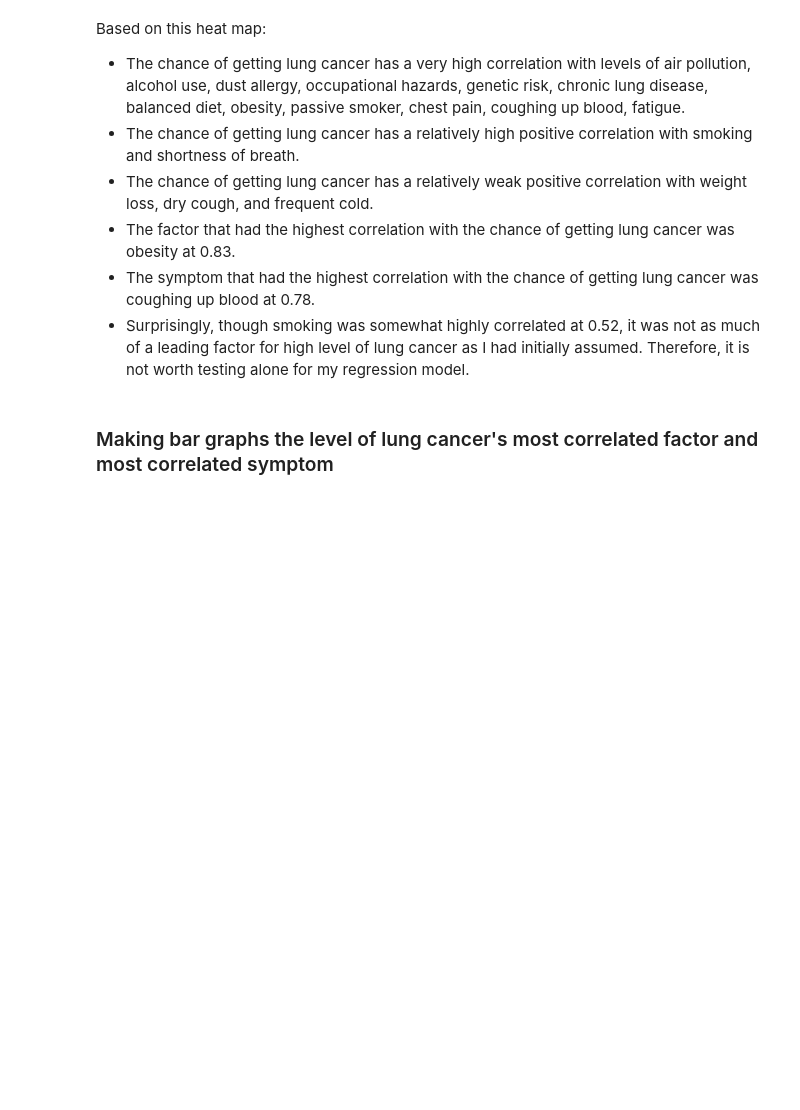
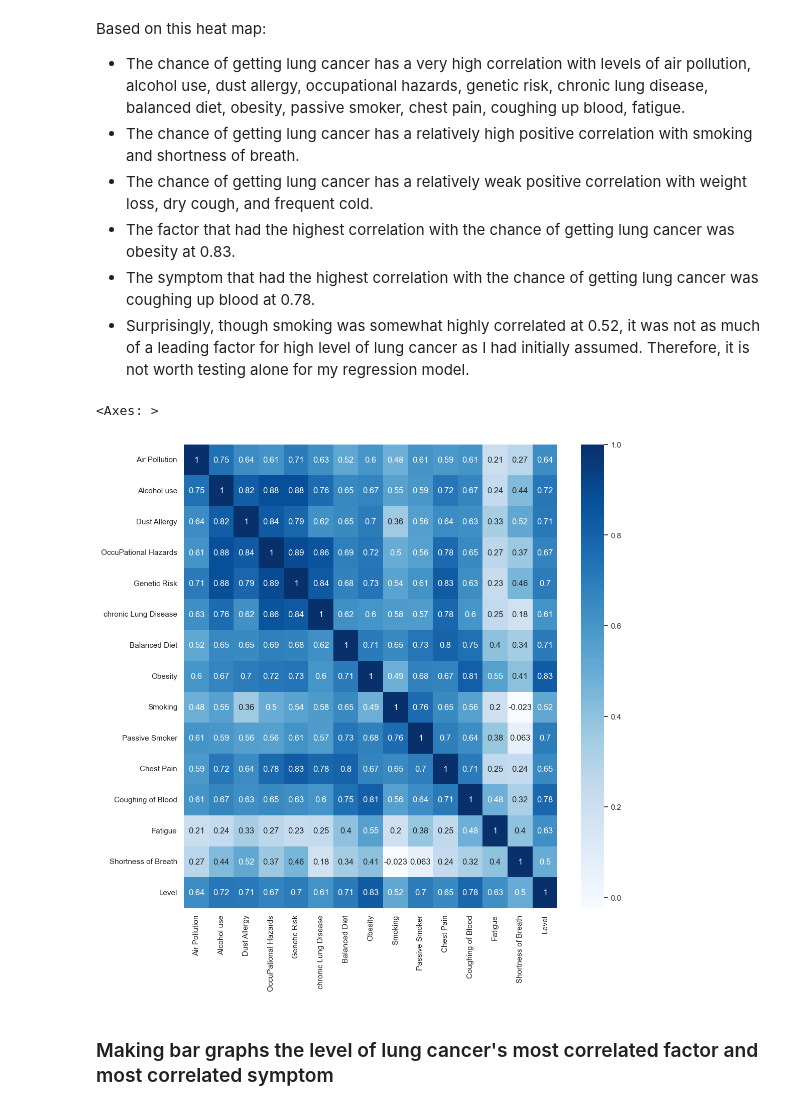
Before and after one commit to Graviton12/DS160_Final_Project_SZM, a Jupyter notebook: DS 160 Final Project SZM.ipynb, the cells around one changed output. Drawn from its saved outputs; the diff is of its cells as text; code cells hidden in the pictures; blank space fills up the shorter version.

```diff
--- a/DS 160 Final Project SZM.ipynb
+++ b/DS 160 Final Project SZM.ipynb
@@ -532,6 +532,23 @@ Based on this heat map:
 * The factor that had the highest correlation with the chance of getting lung cancer was obesity at 0.83.
 * The symptom that had the highest correlation with the chance of getting lung cancer was coughing up blood at 0.78.
 * Surprisingly, though smoking was somewhat highly correlated at 0.52, it was not as much of a leading factor for high level of lung cancer as I had initially assumed. Therefore, it is not worth testing alone for my regression model.
+# %%
+# setting up figure size
+sns.set(rc={'figure.figsize':(12,12)})
+
+# creating a heat map for all the most correlated variables within the dataset to level
+heat_map4=dataset_copy[['Air Pollution', 'Alcohol use', 'Dust Allergy',
+       'OccuPational Hazards', 'Genetic Risk', 'chronic Lung Disease',
+       'Balanced Diet', 'Obesity', 'Smoking', 'Passive Smoker', 'Chest Pain',
+       'Coughing of Blood', 'Fatigue', 'Shortness of Breath','Level']].corr()
+cols=['Air Pollution', 'Alcohol use', 'Dust Allergy',
+       'OccuPational Hazards', 'Genetic Risk', 'chronic Lung Disease',
+       'Balanced Diet', 'Obesity', 'Smoking', 'Passive Smoker', 'Chest Pain',
+       'Coughing of Blood', 'Fatigue', 'Shortness of Breath', 'Level']
+sns.heatmap(heat_map4,  xticklabels=cols, yticklabels=cols, annot=True, cmap="Blues")
+# %% [output]
+<Axes: >
+[figure, added]
 # %% [markdown]
 ### Making bar graphs the level of lung cancer's most correlated factor and most correlated symptom
 # %%
```
